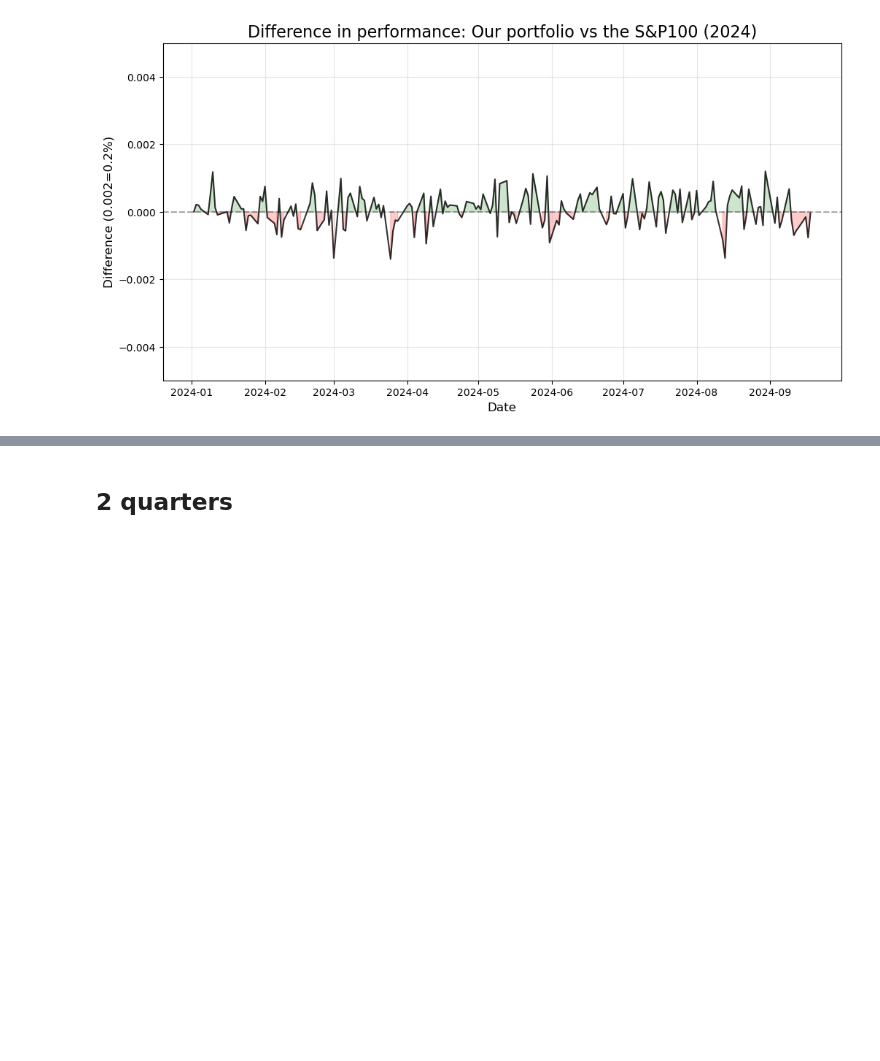
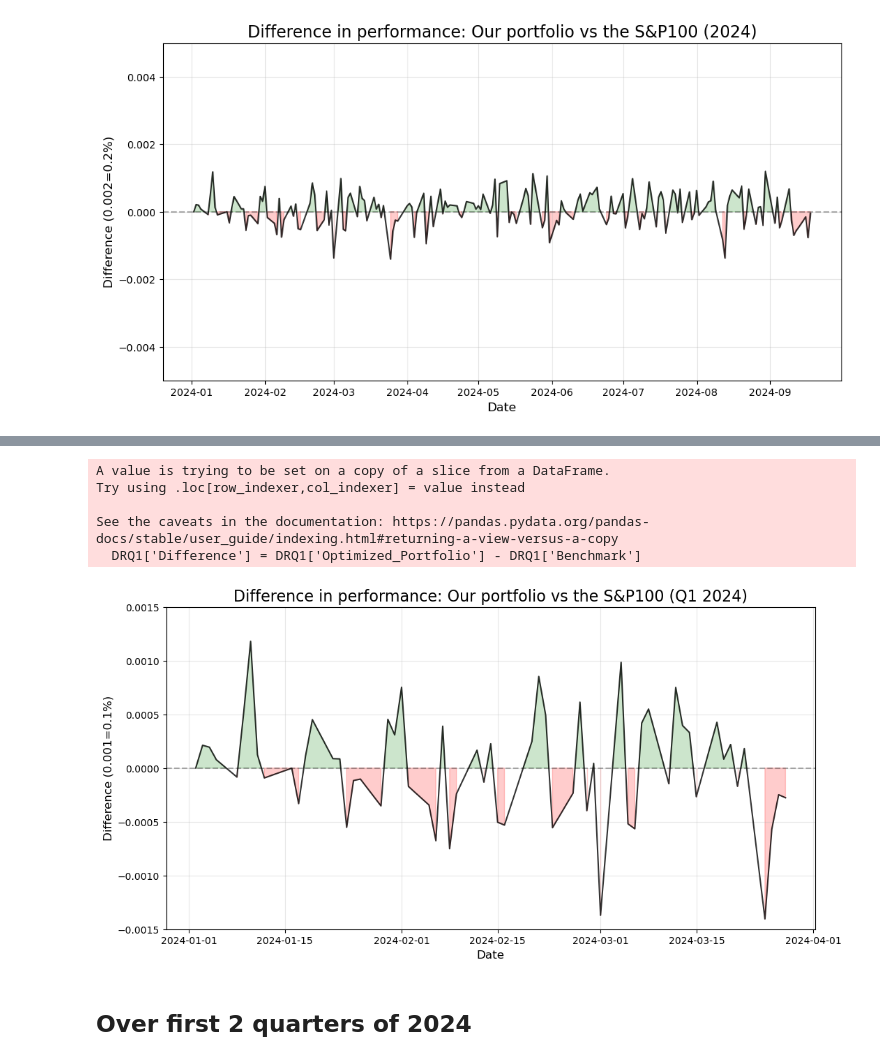
Before and after one commit to HughP01/MScAI_AIDm, a Jupyter notebook: Code/YfPython.ipynb, the cells around one changed output, grey strips where cells are left out. Drawn from its saved outputs; the diff is of its cells as text; code cells hidden in the pictures; blank space fills up the shorter version.

```diff
--- a/Code/YfPython.ipynb
+++ b/Code/YfPython.ipynb
@@ -202,3 +219,32 @@ daily_returns[0:61]#Q1
+# %%
+DRQ1['Difference'] = DRQ1['Optimized_Portfolio'] - DRQ1['Benchmark']
+
+#plot
+plt.figure(figsize=(12, 6))
+sns.lineplot(data=DRQ1, x=DRQ1.index, y='Difference',
+             color='black', alpha=0.8)
+plt.axhline(0, color="black", linestyle="--", alpha=0.3)
+plt.title("Difference in performance: Our portfolio vs the S&P100 (Q1 2024)", fontsize=16)
+plt.ylabel("Difference (0.001=0.1%)", fontsize=12)
+plt.xlabel("Date", fontsize=12)
+plt.ylim(-0.0015,0.0015)
+plt.grid(True, alpha=0.3)
+
+#fill positive and negatives
+plt.fill_between(DRQ1.index, DRQ1['Difference'], 0,
+                 where=(DRQ1['Difference'] > 0),
+                 color='green', alpha=0.2, interpolate=True)
+plt.fill_between(DRQ1.index, DRQ1['Difference'], 0,
+                 where=(DRQ1['Difference'] < 0),
+                 color='red', alpha=0.2)
+plt.show()
+# %% [output]
+A value is trying to be set on a copy of a slice from a DataFrame.
+Try using .loc[row_indexer,col_indexer] = value instead
+
+See the caveats in the documentation: https://pandas.pydata.org/pandas-docs/stable/user_guide/indexing.html#returning-a-view-versus-a-copy
+  DRQ1['Difference'] = DRQ1['Optimized_Portfolio'] - DRQ1['Benchmark']
+[figure, added]
 # %% [markdown]
-## 2 quarters
+## Over first 2 quarters of 2024
 # %%
```
Also changed, not shown: parts of 12 cells of this notebook.
